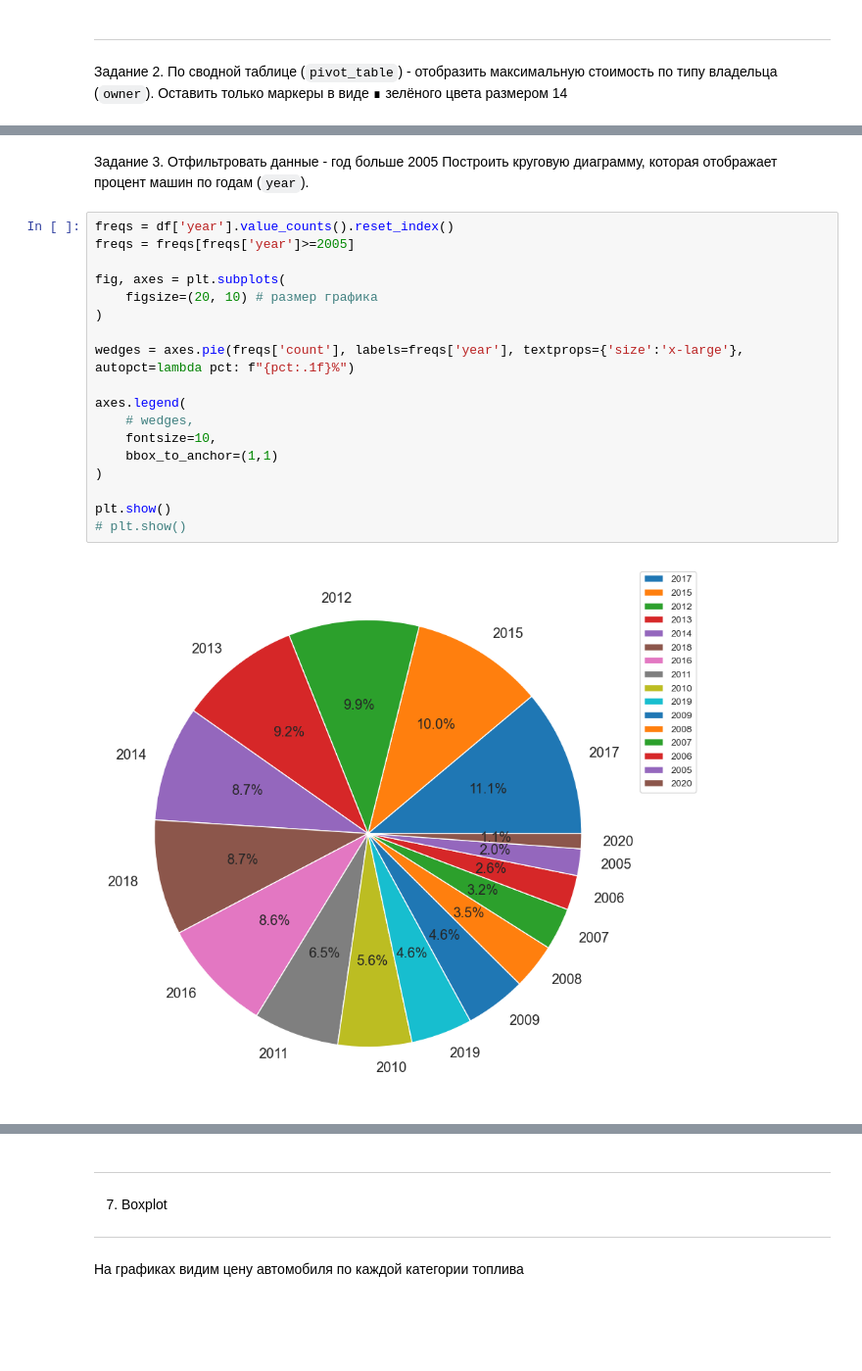
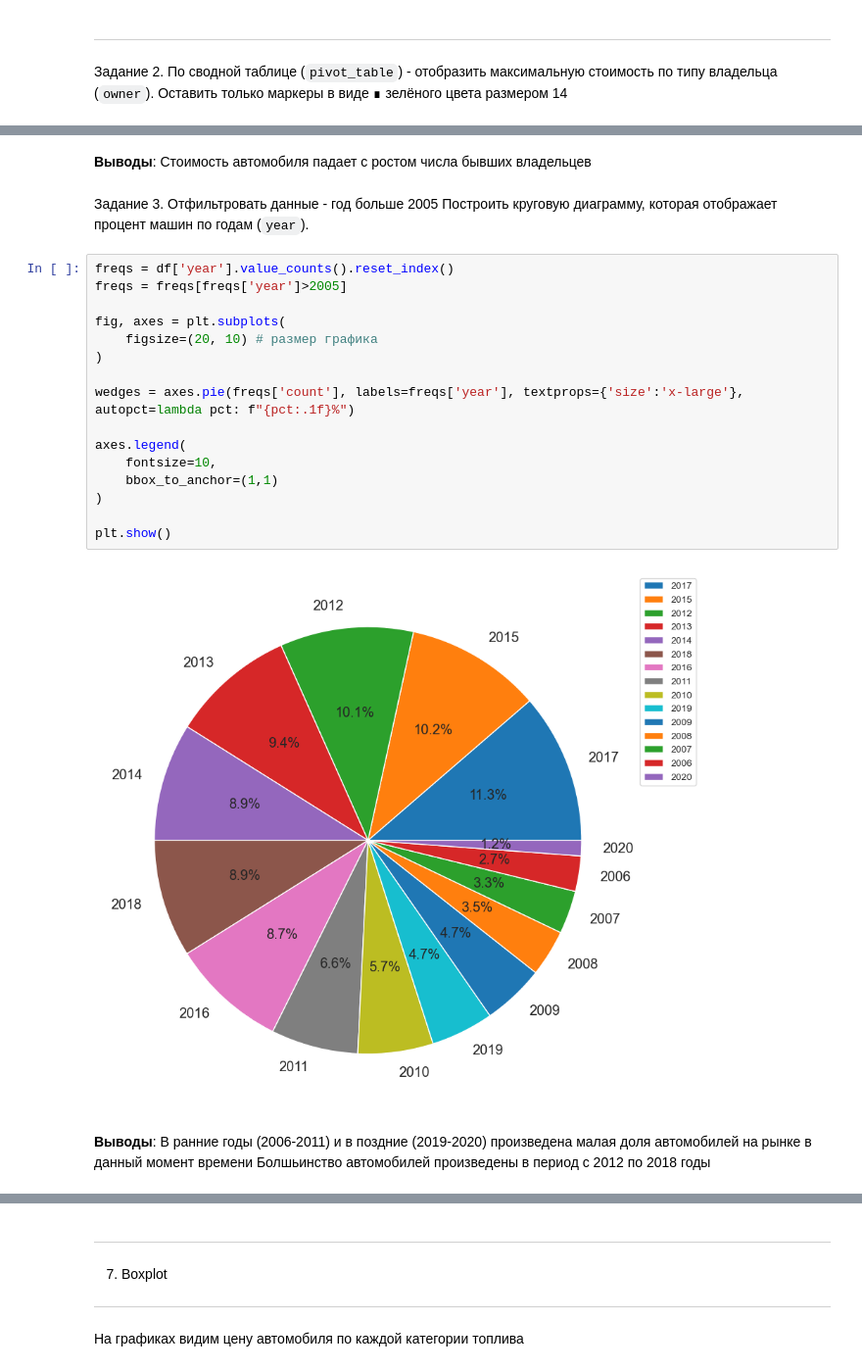
Before and after one commit to tush00nka/DA_lab_2, a Jupyter notebook: ЛР2_Борисоглебский_12.ipynb.ipynb, the cells around one changed output, grey strips where cells are left out. Shown at 98% size. Drawn from its saved outputs; the diff is of its cells as text; blank space fills up the shorter version.

Commit message:
добавлены промежуточные выводы, где их не было

```diff
--- a/ЛР2_Борисоглебский_12.ipynb.ipynb
+++ b/ЛР2_Борисоглебский_12.ipynb.ipynb
@@ -278,27 +282,32 @@ pt.plot.scatter(x='owner', y = 'selling_price', color='green', marker='s', s=14)
+# %% [markdown]
+**Выводы**:
+Стоимость автомобиля падает с ростом числа бывших владельцев
 # %% [markdown]
 Задание 3. Отфильтровать данные - год больше 2005
 Построить круговую диаграмму, которая отображает процент машин по годам
 (`year`).
 # %%
 freqs = df['year'].value_counts().reset_index()
-freqs = freqs[freqs['year']>=2005]
+freqs = freqs[freqs['year']>2005]
 
 fig, axes = plt.subplots(
     figsize=(20, 10) # размер графика
 )
 
 wedges = axes.pie(freqs['count'], labels=freqs['year'], textprops={'size':'x-large'}, autopct=lambda pct: f"{pct:.1f}%")
 
 axes.legend(
-    # wedges,
     fontsize=10,
     bbox_to_anchor=(1,1)
 )
 
 plt.show()
-# plt.show()
 # %% [output]
-[figure, old version]
+[figure, new version]
+# %% [markdown]
+**Выводы**:
+В ранние годы (2006-2011) и в поздние (2019-2020) произведена малая доля автомобилей на рынке в данный момент времени
+Болшьинство автомобилей произведены в период с 2012 по 2018 годы
 # %% [markdown]
 ---
 6. Hexagonal binning plot
```
Also changed, not shown: parts of 17 cells of this notebook, 1 other file.
